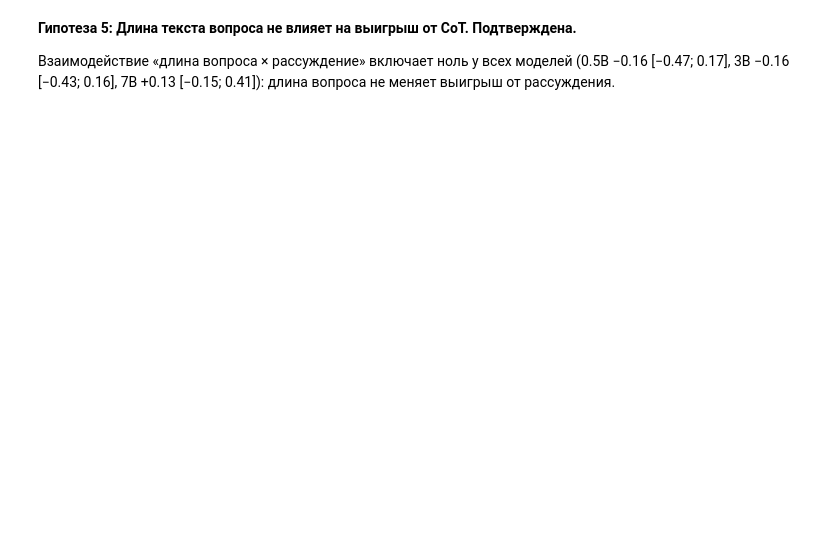
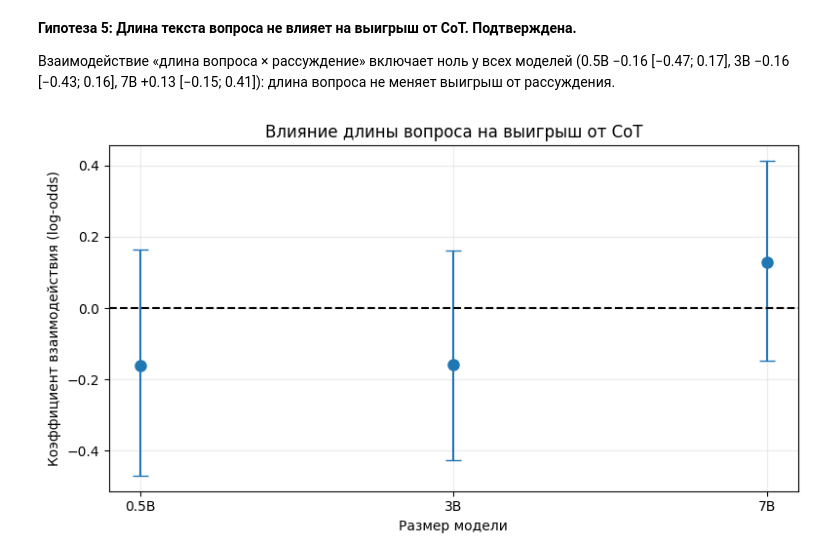
Before and after one commit to hochudomoy/Chain-of-thought, a Jupyter notebook: notebooks/analysis.ipynb, the cells around one changed output. Saved outputs shown, nothing was run; the diff lists cells and outputs as text; code cells hidden in the pictures; blank space fills up the shorter version.

```diff
--- a/notebooks/analysis.ipynb
+++ b/notebooks/analysis.ipynb
@@ -518,3 +614,10 @@ pd.DataFrame(rows).round(3)
 **Гипотеза 5: Длина текста вопроса не влияет на выигрыш от CoT. Подтверждена.**
 
 Взаимодействие «длина вопроса × рассуждение» включает ноль у всех моделей (0.5B −0.16 [−0.47; 0.17], 3B −0.16 [−0.43; 0.16], 7B +0.13 [−0.15; 0.41]): длина вопроса не меняет выигрыш от рассуждения.
+# %%
+plot_interaction(
+    "qlen_x_cot",
+    "Влияние длины вопроса на выигрыш от CoT",
+)
+# %% [output]
+[figure, added]
```
Also changed, not shown: parts of 6 cells of this notebook, 1 other file.
